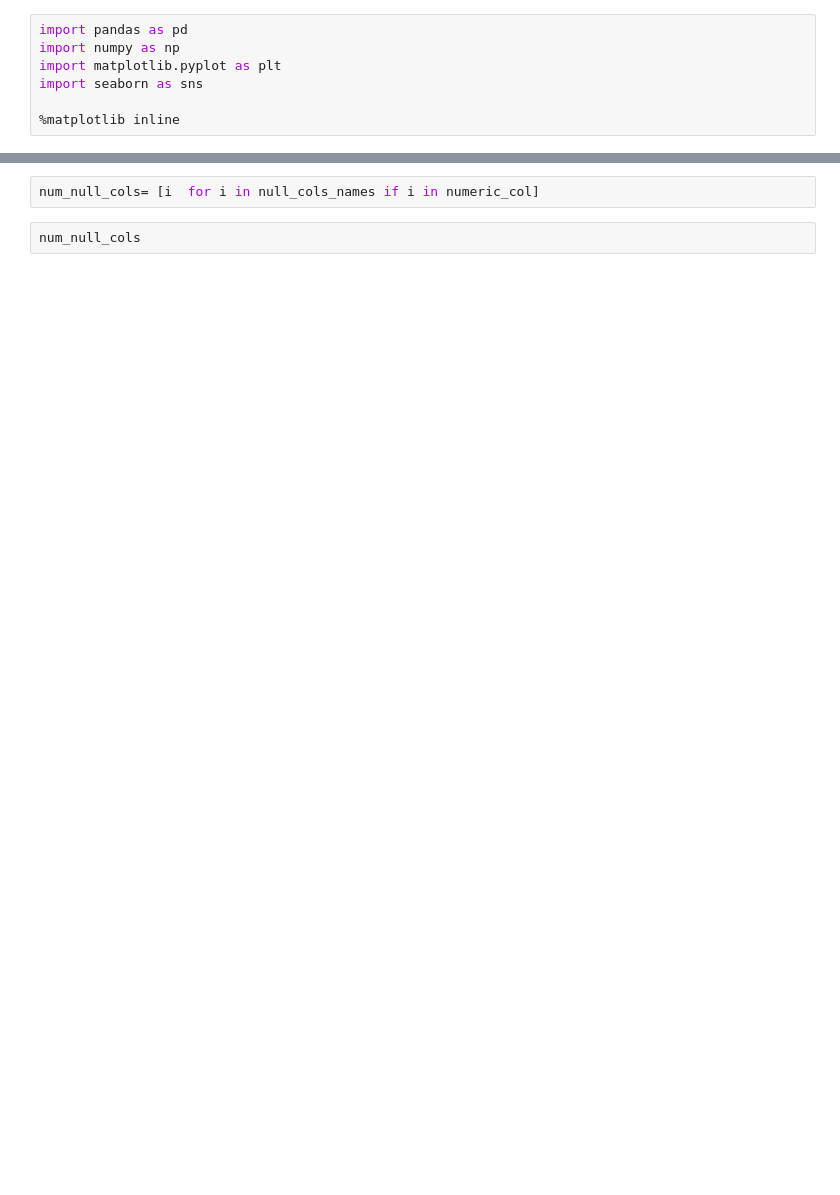
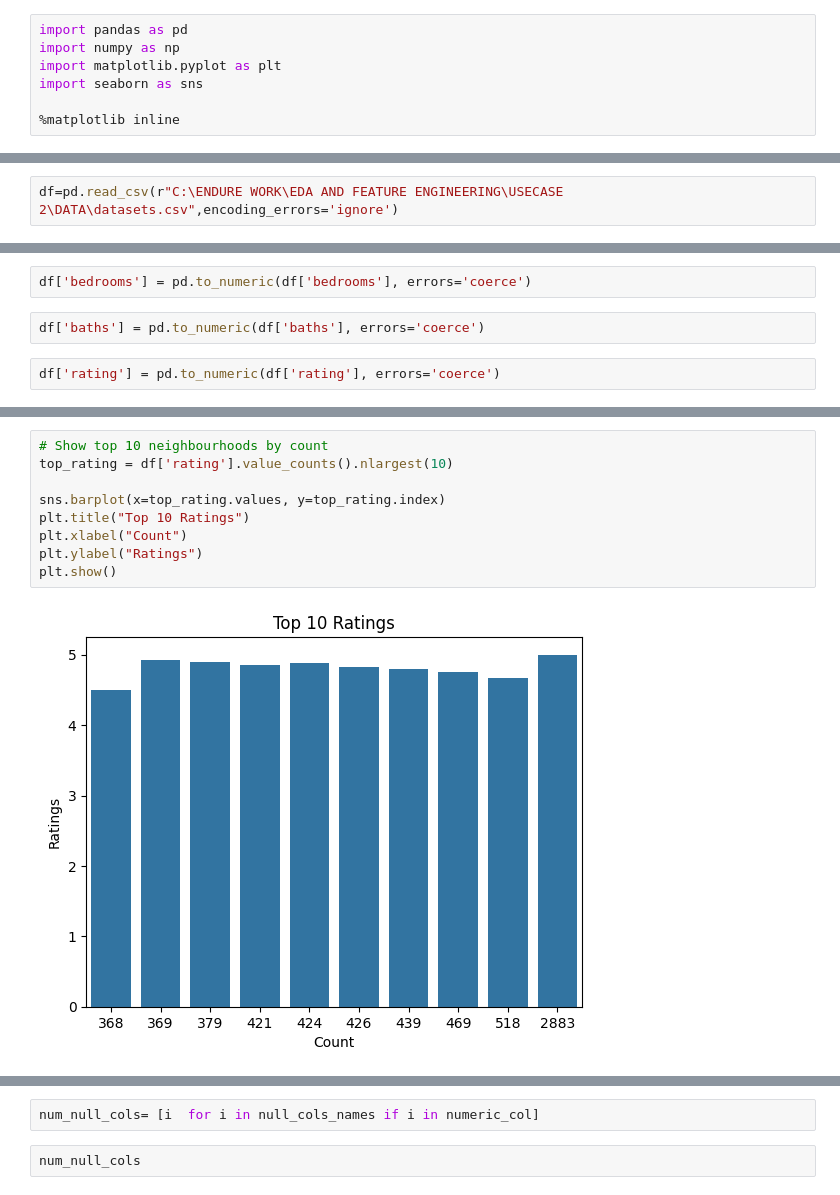
Before and after one commit to JesildaB/NEWYORK_AIRBNB_EDA-_FEATURE_ENGINEERING, a Jupyter notebook: USECASE_2_NEW.ipynb, the cells around one changed output, grey strips where cells are left out. Drawn from its saved outputs; the diff is of its cells as text; blank space fills up the shorter version.

Commit message:
Initial commit for USECASE_2 with .gitignore

```diff
--- a/USECASE 2.ipynb
+++ b/USECASE_2_NEW.ipynb
@@ -433,0 +8,2 @@ Missing values
+# %%
+df=pd.read_csv(r"C:\ENDURE WORK\EDA AND FEATURE ENGINEERING\USECASE 2\DATA\datasets.csv",encoding_errors='ignore')
@@ -433,0 +104,6 @@ Missing values
+# %%
+df['bedrooms'] = pd.to_numeric(df['bedrooms'], errors='coerce')
+# %%
+df['baths'] = pd.to_numeric(df['baths'], errors='coerce')
+# %%
+df['rating'] = pd.to_numeric(df['rating'], errors='coerce')
@@ -434,3 +385,14 @@ Missing values
+# %%
+# Show top 10 neighbourhoods by count
+top_rating = df['rating'].value_counts().nlargest(10)
+
+sns.barplot(x=top_rating.values, y=top_rating.index)
+plt.title("Top 10 Ratings")
+plt.xlabel("Count")
+plt.ylabel("Ratings")
+plt.show()
+# %% [output]
+[figure, added]
 # %%
 null_cols_names.nunique()
 # %% [output]
```
Also changed, not shown: parts of 138 cells of this notebook.
